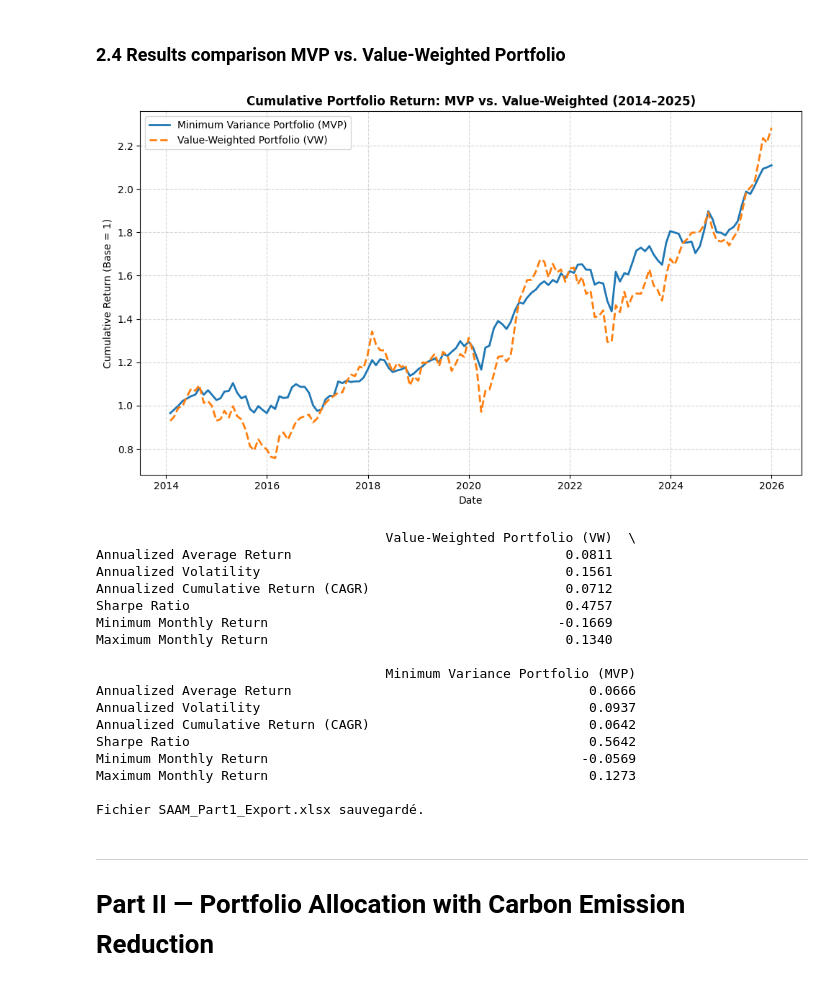
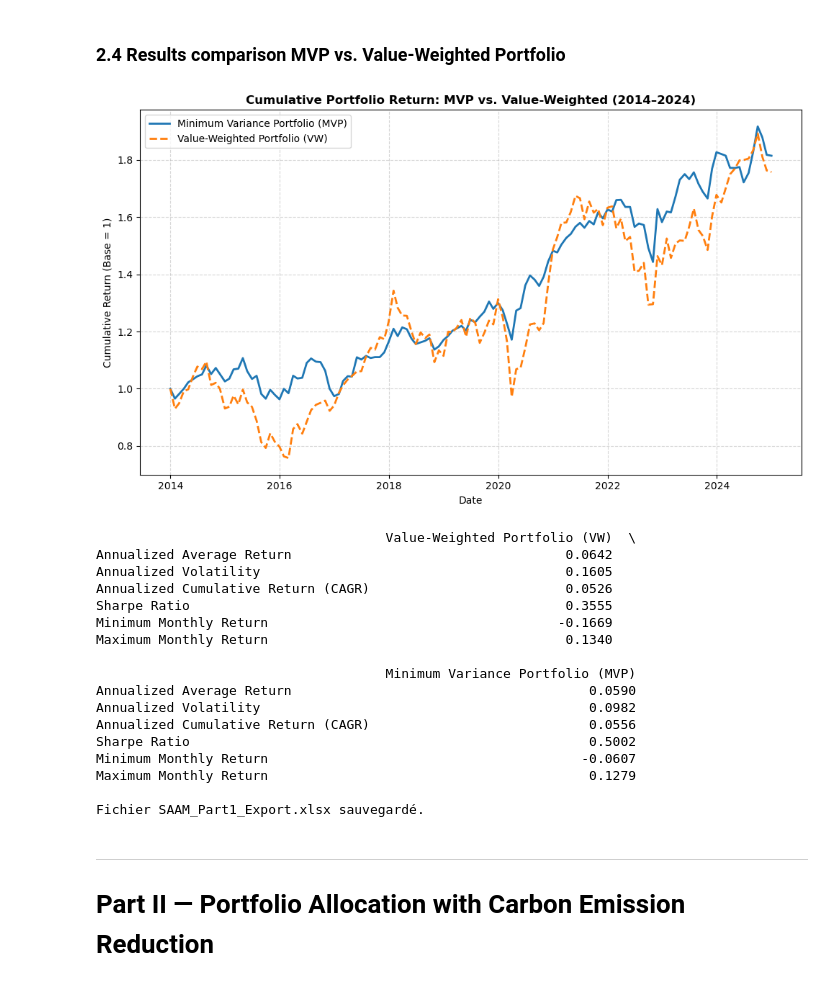
Before and after one commit to yvdri/Sustainability-Aware-Asset-Management-BB, a Jupyter notebook: Sustainability_Aware_Asset_Management_Group_BB.ipynb, the cells around one changed output. Saved outputs shown, nothing was run; the diff lists cells and outputs as text; code cells hidden in the pictures.

```diff
--- a/Sustainability_Aware_Asset_Management_Group_BB.ipynb
+++ b/Sustainability_Aware_Asset_Management_Group_BB.ipynb
@@ -174,7 +174,7 @@ Pour chaque année d'investissement Y (de 2014 à 2024), on constitue l'univers
 
 filtered_carbon_isin_dict = {}
 
-for year in range(2014, 2026): # 2014 à 2025 inclus = 12 ans = 144 mois (T=144 requis par le PDF)
+for year in range(2014, 2025): # 2014 à 2024 inclus = 11 ans = 132 mois
 
     # Fenêtre de temps dynamique de 10 ans
     end_date = returns.columns[returns.columns.astype(str).str.contains(str(year-1))].max()
@@ -280,11 +308,11 @@ Annee 2025 : matrice 569x569 calculee
 lambda_shrink = 0.1
 
 # ─────────────────────────────────────────────────────────────────────────────
-# OPTIMISATION MINIMUM-VARIANCE — une par année d'investissement (2014–2025)
+# OPTIMISATION MINIMUM-VARIANCE — une par année d'investissement (2014–2024)
 # ─────────────────────────────────────────────────────────────────────────────
 unconstrained_weights_shrink = {}
 
-for year in range(2014, 2026):
+for year in range(2014, 2025):
 
     isins = filtered_carbon_isin_dict[year]
     n     = len(isins)
@@ -366,8 +393,8 @@ Name: 2014, dtype: float64
 # %%
 portfolio_returns = []
 
-# Simulation Ex-Post de 2014 à 2025
-for year in range(2014, 2026):
+# Simulation Ex-Post de 2014 à 2024
+for year in range(2014, 2025):
 
     # Récupérer les poids décidés fin décembre de l'année précédente
     w = weights_df[year].copy()
@@ -454,13 +481,14 @@ Maximum Monthly Return                             12.729%
 # 0. mv_monthly est déjà chargé et nettoyé : index=ISIN, colonnes=datetime month-end
 mcap = mv_monthly.copy()
 
-# Conversion des colonnes en DatetimeIndex si ce n'est pas déjà le cas
-returns.columns = pd.to_datetime(returns.columns)
-mcap.columns = pd.to_datetime(mcap.columns)
 
-# 1. all_months vient directement de returns.columns (même convention de dates que les données)
-# → évite le décalage entre dernier jour calendaire et dernier jour ouvrable
-all_months = returns.columns[(returns.columns.year >= 2014) & (returns.columns.year <= 2025)]
+# 1. Conversion locale en DatetimeIndex (sans muter returns)
+# → nécessaire pour accéder à l'attribut .year sur les colonnes
+ret_cols  = pd.to_datetime(returns.columns)
+mcap.columns = pd.to_datetime(mcap.columns)  # mcap est une copie, mutation sans impact
+
+# all_months : dates réelles des données filtrées sur 2014–2024
+all_months = ret_cols[(ret_cols.year >= 2014) & (ret_cols.year <= 2024)]
 
 # Table de correspondance (année, mois) → date réelle dans mcap
 # → permet de trouver le bon mois précédent sans calcul arithmétique sur les dates
@@ -470,7 +498,7 @@ mcap_date_lookup = {(c.year, c.month): c for c in mcap.columns}
 vw_weights = pd.DataFrame(0.0, index=mcap.index, columns=all_months)
 
 # 3. Boucle : pour chaque mois, poids = cap_i / sum(caps) avec la cap du mois précédent
-for year in range(2014, 2026):
+for year in range(2014, 2025):
     filtered = filtered_carbon_isin_dict.get(year, [])
     if not filtered:
         continue
@@ -565,14 +593,14 @@ Maximum Monthly Return                          13.395%
 ### 2.4 Results comparison MVP vs. Value-Weighted Portfolio
 # %%
 # ── 1. Rendements cumulés ────────────────────────────────────────────────────
-cumret_mvp = (1 + pf_ret_mvp).cumprod()
-cumret_vw  = (1 + pf_vw_ret).cumprod()
+cumret_mvp = pd.concat([pd.Series({pd.Timestamp("2013-12-31"): 1.0}), (1 + pf_ret_mvp).cumprod()])
+cumret_vw  = pd.concat([pd.Series({pd.Timestamp("2013-12-31"): 1.0}), (1 + pf_vw_ret).cumprod()])
 
 # ── 2. Graphique ─────────────────────────────────────────────────────────────
 plt.figure(figsize=(10, 6))
 plt.plot(cumret_mvp.index, cumret_mvp.values, label="Minimum Variance Portfolio (MVP)", color='tab:blue', linewidth=2)
 plt.plot(cumret_vw.index,  cumret_vw.values,  label="Value-Weighted Portfolio (VW)",   color='tab:orange', linewidth=2, linestyle="--")
-plt.title("Cumulative Portfolio Return: MVP vs. Value-Weighted (2014–2025)", fontweight='bold')
+plt.title("Cumulative Portfolio Return: MVP vs. Value-Weighted (2014–2024)", fontweight='bold')
 plt.xlabel("Date")
 plt.ylabel("Cumulative Return (Base = 1)")
 plt.legend()
@@ -581,7 +609,7 @@ plt.tight_layout()
 plt.show()
 
 # ── 3. Rendement cumulé annualisé (CAGR) ─────────────────────────────────────
-T = len(pf_ret_mvp)  # 144 mois
+T = len(pf_ret_mvp)  # 132 mois
 ann_cum_ret_mvp = (cumret_mvp.iloc[-1]) ** (12 / T) - 1
 ann_cum_ret_vw  = (cumret_vw.iloc[-1])  ** (12 / T) - 1
 
@@ -599,49 +627,49 @@ comparison_df = pd.DataFrame({
         ann_return,
         ann_volatility,
         ann_cum_ret_mvp,
         ann_sharpe,
         min_ret,
         max_ret
     ]
 }, index=[
     "Annualized Average Return",
     "Annualized Volatility",
     "Annualized Cumulative Return (CAGR)",
     "Sharpe Ratio",
     "Minimum Monthly Return",
     "Maximum Monthly Return"
 ])
 
 print(comparison_df.round(4))
 
 # ── 5. Export Excel ───────────────────────────────────────────────────────────
 export_returns = pd.DataFrame({
     "Value-Weighted Portfolio": pf_vw_ret,
     "Minimum Variance Portfolio": pf_ret_mvp
 })
 
 with pd.ExcelWriter("SAAM_Part1_Export.xlsx") as writer:
     comparison_df.to_excel(writer, sheet_name="Metrics")
     export_returns.to_excel(writer, sheet_name="Monthly_Returns")
 
 print("\nFichier SAAM_Part1_Export.xlsx sauvegardé.")
 # %% [output]
-[figure, old version]
+[figure, new version]
                                      Value-Weighted Portfolio (VW)  \
-Annualized Average Return                                   0.0811
-Annualized Volatility                                       0.1561
-Annualized Cumulative Return (CAGR)                         0.0712
-Sharpe Ratio                                                0.4757
+Annualized Average Return                                   0.0642
+Annualized Volatility                                       0.1605
+Annualized Cumulative Return (CAGR)                         0.0526
+Sharpe Ratio                                                0.3555
 Minimum Monthly Return                                     -0.1669
 Maximum Monthly Return                                      0.1340
 
                                      Minimum Variance Portfolio (MVP)
-Annualized Average Return                                      0.0666
-Annualized Volatility                                          0.0937
-Annualized Cumulative Return (CAGR)                            0.0642
-Sharpe Ratio                                                   0.5642
-Minimum Monthly Return                                        -0.0569
-Maximum Monthly Return                                         0.1273
+Annualized Average Return                                      0.0590
+Annualized Volatility                                          0.0982
+Annualized Cumulative Return (CAGR)                            0.0556
+Sharpe Ratio                                                   0.5002
+Minimum Monthly Return                                        -0.0607
+Maximum Monthly Return                                         0.1279
 
 Fichier SAAM_Part1_Export.xlsx sauvegardé.
 # %% [markdown]
```
Also changed, not shown: parts of 8 cells of this notebook.
